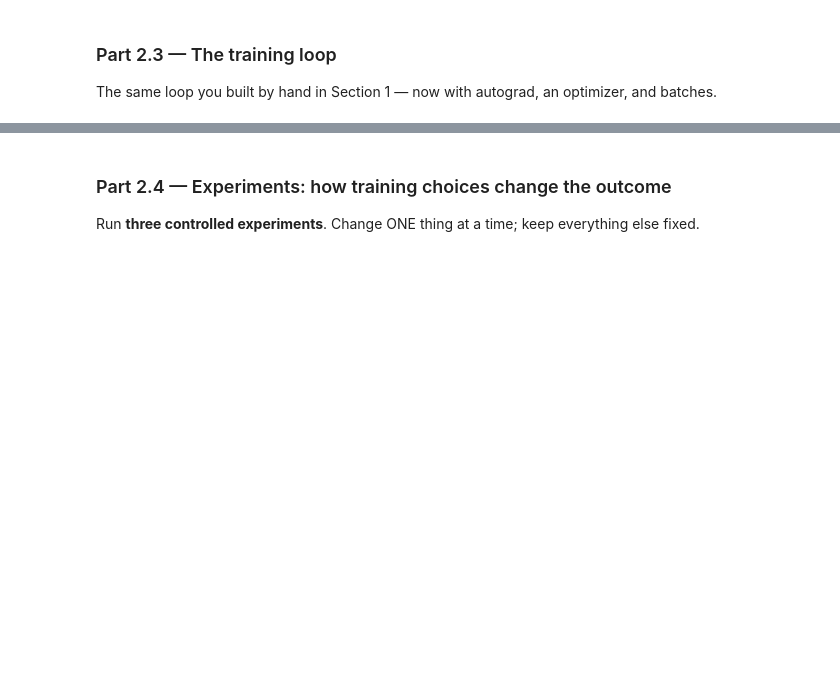
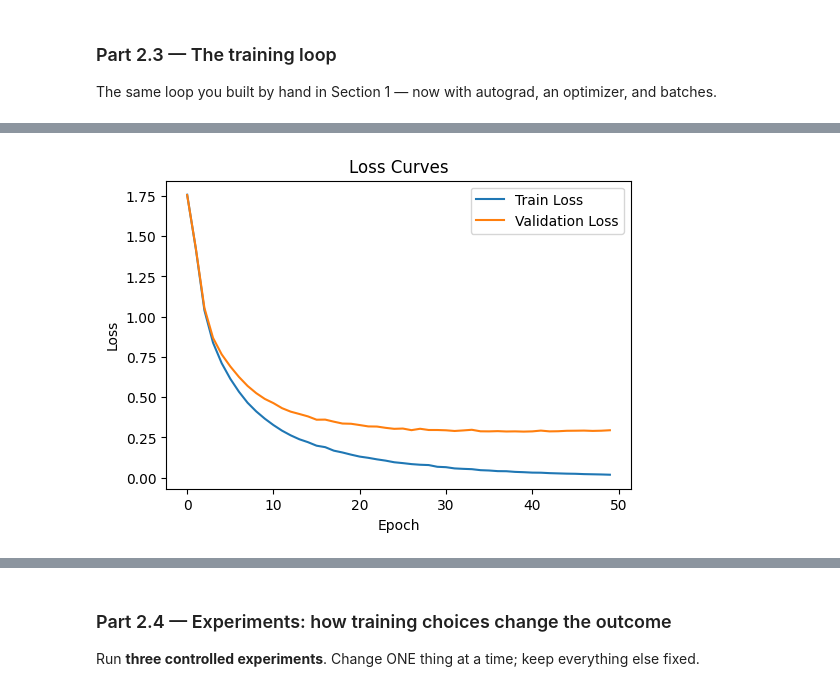
Before and after one commit to Nkunim20/lab-3, a Jupyter notebook: Lab3/Lab_3.ipynb, the cells around one changed output, grey strips where cells are left out. Cells and saved outputs as stored; diff of their text form; code cells hidden in the pictures; blank space fills up the shorter version.

```diff
--- a/Lab3/Lab_3.ipynb
+++ b/Lab3/Lab_3.ipynb
@@ -501,6 +501,9 @@ The same loop you built by hand in Section 1 — now with autograd, an optimizer
 # %%
 # TODO: criterion = nn.CrossEntropyLoss()
 #       optimizer = torch.optim.Adam(model.parameters(), lr=1e-3)   # or SGD — justify
+criterion = nn.CrossEntropyLoss()
+optimizer = torch.optim.Adam(model.parameters(), lr=1e-3)
+
 
 # TODO: Train for at least 50 epochs. Each epoch:
 #   1. model.train(); for xb, yb in train_loader:
@@ -511,8 +514,97 @@ The same loop you built by hand in Section 1 — now with autograd, an optimizer
 #        optimizer.step()         # <- the update rule you wrote in Part 1.1
 #   2. model.eval() + torch.no_grad(): compute loss AND accuracy on train and validation sets
 #   3. Append everything to history lists; print a one-line summary per epoch.
+train_losses,val_losses = [],[]
+train_accs,val_accs = [],[]
+
+best_val_acc = 0
+for epoch in range(50):
+  model.train()
+
+  for xb, yb in train_loader:
+    xb,yb= xb.to(DEVICE), yb.to(DEVICE)
+    optimizer.zero_grad()
+    logits = model(xb)
+    loss = criterion(logits, yb)
+    loss.backward()
+    optimizer.step()
+
+  model.eval()
+
+  train_loss = 0.0
+  train_correct = 0
+  train_total = 0
+
+  val_loss = 0.0
+  val_correct = 0
+  val_total = 0
+
+  with torch.no_grad():
+    for xb, yb in train_loader:
+      xb,yb= xb.to(DEVICE), yb.to(DEVICE)
+      logits = model(xb)
+      loss = criterion(logits, yb)
+
+      train_loss += loss.item() * xb.size(0)
+
+      preds = logits.argmax(dim=1)
+      train_correct += (preds == yb).sum().item()
+      train_total += yb.size(0)
+
+    for xb, yb in val_loader:
+      xb, yb = xb.to(DEVICE), yb.to(DEVICE)
+
+      logits = model(xb)
+      loss = criterion(logits, yb)
+
+      val_loss += loss.item() * xb.size(0)
+
+      preds = logits.argmax(dim=1)
+      val_correct += (preds == yb).sum().item()
+      val_total += yb.size(0)
+
+  train_loss /= train_total
+  val_loss /= val_total
+
+  train_acc = train_correct / train_total
+  val_acc = val_correct / val_total
+
+  train_losses.append(train_loss)
+  val_losses.append(val_loss)
+
+  train_accs.append(train_acc)
+  val_accs.append(val_acc)
+
+  print(
+        f"Epoch {epoch+1:02d} | "
+        f"Train Loss: {train_loss:.4f} | Train Acc: {train_acc:.4f} | "
+        f"Val Loss: {val_loss:.4f} | Val Acc: {val_acc:.4f}"
+    )
+
+
 
 # TODO: Save the best model (highest validation accuracy):
 #   torch.save(model.state_dict(), "ffn_best.pt")
+  if val_acc > best_val_acc:
+      best_val_acc = val_acc
+      torch.save(model.state_dict(), "ffn_best.pt")
 
 # TODO: Plot loss curves (train + val) and accuracy curves (train + val), with legends.
+plt.figure(figsize=(6,4))
+plt.plot(train_losses, label="Train Loss")
+plt.plot(val_losses, label="Validation Loss")
+plt.xlabel("Epoch")
+plt.ylabel("Loss")
+plt.title("Loss Curves")
+plt.legend()
+plt.show()
+
+plt.figure(figsize=(6,4))
+plt.plot(train_accs, label="Train Accuracy")
+plt.plot(val_accs, label="Validation Accuracy")
+plt.xlabel("Epoch")
+plt.ylabel("Accuracy")
+plt.title("Accuracy Curves")
+plt.legend()
+plt.show()
+# %% [output]
@@ -518,0 +628 @@ The same loop you built by hand in Section 1 — now with autograd, an optimizer
+[figure, added]
```
Also changed, not shown: parts of 2 cells of this notebook.
